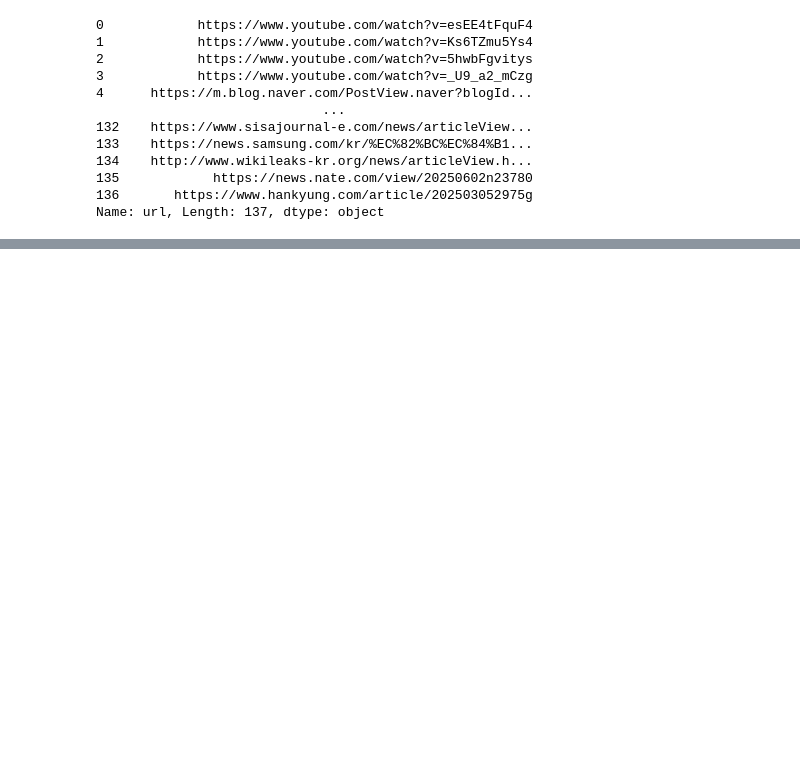
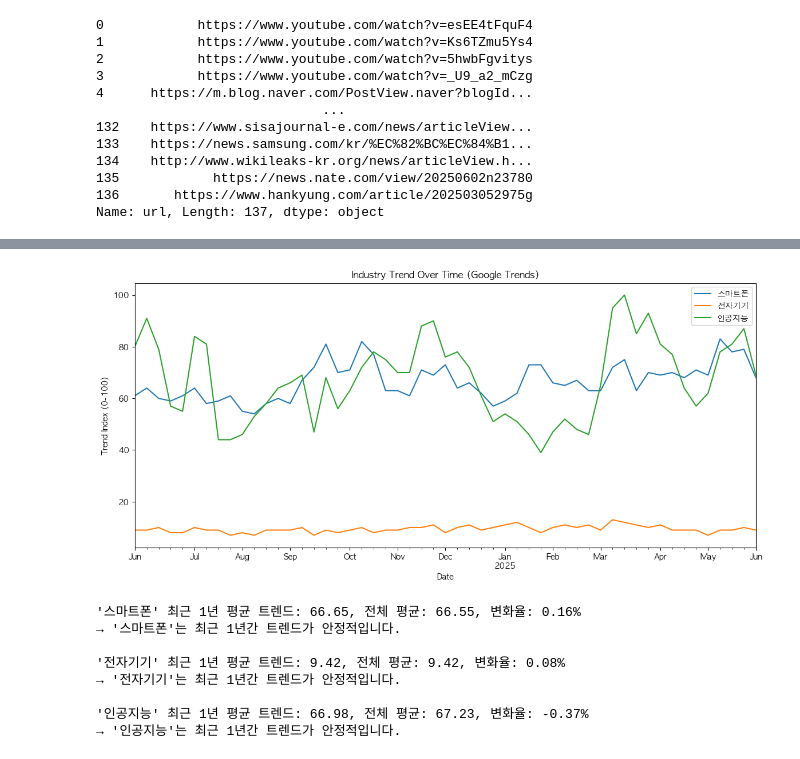
Before and after one commit to MartinusChoi/RealBreif, a Jupyter notebook: comany_analyze.ipynb, the cells around one changed output, grey strips where cells are left out. Drawn from its saved outputs; the diff is of its cells as text; code cells hidden in the pictures; blank space fills up the shorter version.

```diff
--- a/comany_analyze.ipynb
+++ b/comany_analyze.ipynb
@@ -312,0 +381,16 @@ Name: url, Length: 137, dtype: object
+# %%
+trends = TrendReq(hl='ko')
+# %%
+industry_keywords = ['스마트폰', '전자기기', '인공지능']
+
+timeframe = 'today 12-m'
+# %%
+trend_data = None
+
+for keyword in industry_keywords:
+    trends.build_payload(keyword, timeframe=timeframe, geo='KR')
+    time.sleep(30)
+    if trend_data is None:
+        trend_data = trends.interest_over_time()
+    else:
+        trend_data = pd.concat([trend_data, trends.interest_over_time()])
@@ -312,0 +409,33 @@ Name: url, Length: 137, dtype: object
+# %%
+trend_data[industry_keywords].plot(figsize=(14,6))
+plt.title('Industry Trend Over Time (Google Trends)')
+plt.ylabel('Trend Index (0-100)')
+plt.xlabel('Date')
+plt.legend(industry_keywords)
+plt.show()
+
+# 7. 최근 1년 평균과 전체 평균 비교로 트렌드 변화 진단
+for kw in industry_keywords:
+    mean_5y = trend_data[kw].mean()
+    mean_1y = trend_data[kw][-52:].mean()  # 최근 52주 평균
+    change = round(((mean_1y / mean_5y) - 1) * 100, 2)
+    print(f"'{kw}' 최근 1년 평균 트렌드: {mean_1y:.2f}, 전체 평균: {mean_5y:.2f}, 변화율: {change}%")
+
+    # 간단한 해석
+    if abs(change) <= 5:
+        print(f"→ '{kw}'는 최근 1년간 트렌드가 안정적입니다.")
+    elif change > 5:
+        print(f"→ '{kw}'는 최근 1년간 트렌드가 상승 중입니다.")
+    else:
+        print(f"→ '{kw}'는 최근 1년간 트렌드가 하락 중입니다.")
+    print()
+# %% [output]
+[figure, added]
+'스마트폰' 최근 1년 평균 트렌드: 66.65, 전체 평균: 66.55, 변화율: 0.16%
+→ '스마트폰'는 최근 1년간 트렌드가 안정적입니다.
+
+'전자기기' 최근 1년 평균 트렌드: 9.42, 전체 평균: 9.42, 변화율: 0.08%
+→ '전자기기'는 최근 1년간 트렌드가 안정적입니다.
+
+'인공지능' 최근 1년 평균 트렌드: 66.98, 전체 평균: 67.23, 변화율: -0.37%
+→ '인공지능'는 최근 1년간 트렌드가 안정적입니다.
```
Also changed, not shown: parts of 21 cells of this notebook.
